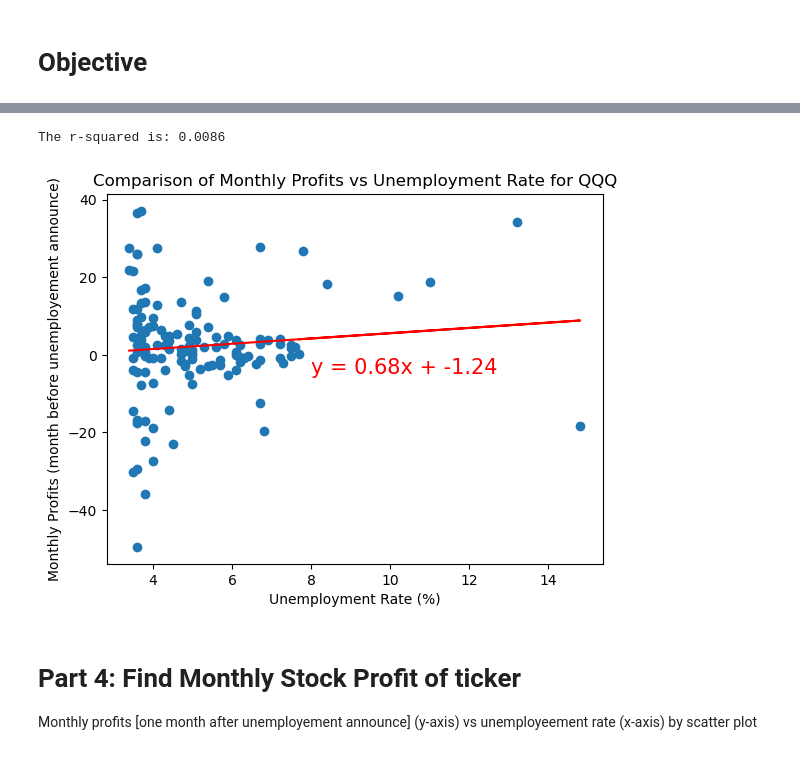
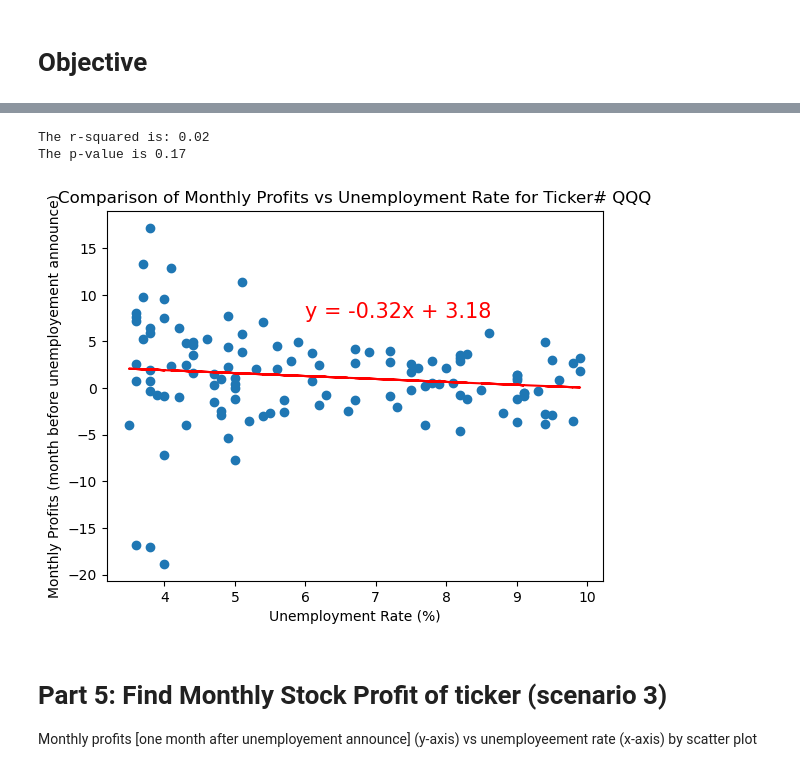
Before and after one commit to OwenNam001/project1_group1, a Jupyter notebook: StockAnalysis/Monthly_Unemployement_YS.ipynb, the cells around one changed output, grey strips where cells are left out. Cells and saved outputs as stored; diff of their text form; code cells hidden in the pictures.

```diff
--- a/StockAnalysis/Monthly_Unemployement_YS.ipynb
+++ b/StockAnalysis/Monthly_Unemployement_YS.ipynb
@@ -31,4 +25,6 @@ dtype: object
 # %%
-# Load the Stock DataFrame using the function from your module
-stock_info_df = get_stock_data()
-stock_info_df.dtypes
+# Load the unemployment rate DataFrame using the function from your module
+unemployment_data_df = get_unemployment_data()
+
+# Convert data types as required
+unemployment_data_df['Year'] = unemployment_data_df['Year'].astype(int)
@@ -191,7 +179,7 @@ Monthly profits [one month before unemployement announce] (y-axis) vs unemployee
 # %%
 # Modify unemployment data frame to suit Monthly profits [one month before unemployement announce] by creating a new column with the months moved down by one row.
 # Make a copy of the data frame
-unemployment_month_before_df = unemployment_df
+unemployment_month_before_df = unemployment_data_df
 
 # Offset the data in 'Column1' by 1 place downwards
 unemployment_month_before_df['Month Before'] = unemployment_month_before_df['Month'].shift(-1)
@@ -201,32 +189,34 @@ ticker_month_before_df = ticker_df.rename(columns={'Month':'Month Before'})
 # %%
 # Combine both data frames
 combined_df = pd.merge(ticker_month_before_df, unemployment_month_before_df, how='inner', on=['Year','Month Before'])
 
 # Add the linear regression equation and line to plot
 x_values = combined_df['Rate']
 y_values = combined_df['Monthly Profits']
 (slope, intercept, rvalue, pvalue, stderr) = linregress(x_values, y_values)
 regress_values = x_values * slope + intercept
 line_eq = "y = " + str(round(slope,2)) + "x + " + str(round(intercept,2))
 plt.scatter(x_values,y_values)
 plt.plot(x_values,regress_values,"r-")
 
 # Adjust the annotated location as required
-plt.annotate(line_eq,(8,-5),fontsize=15,color="red")
+plt.annotate(line_eq,(6, 7.5),fontsize=15,color="red")
 plt.xlabel('Unemployment Rate (%)')
 plt.ylabel('Monthly Profits (month before unemployement announce)')
-plt.title(f'Comparison of Monthly Profits vs Unemployment Rate for {symbol}')
+plt.title(f'Comparison of Monthly Profits vs Unemployment Rate for Ticker# QQQ')
 
 # Print the r squared value
-print(f"The r-squared is: {round(rvalue**2, 4)}")
+print(f"The r-squared is: {round(rvalue**2, 2)}")
+print(f'The p-value is {round(pvalue, 2)}')
 
 # Show plot
 plt.show()
 # %% [output]
-The r-squared is: 0.0086
+The r-squared is: 0.02
+The p-value is 0.17
-[figure, old version]
+[figure, new version]
 # %% [markdown]
-# Part 4: Find Monthly Stock Profit of ticker
+# Part 5: Find Monthly Stock Profit of ticker (scenario 3)
 Monthly profits [one month after unemployement announce] (y-axis) vs unemployeement rate (x-axis) by scatter plot
 # %%
 # Modify unemployment data frame to suit Monthly profits [one month before unemployement announce] by creating a new column with the months moved down by one row.
```
Also changed, not shown: parts of 13 cells of this notebook.
